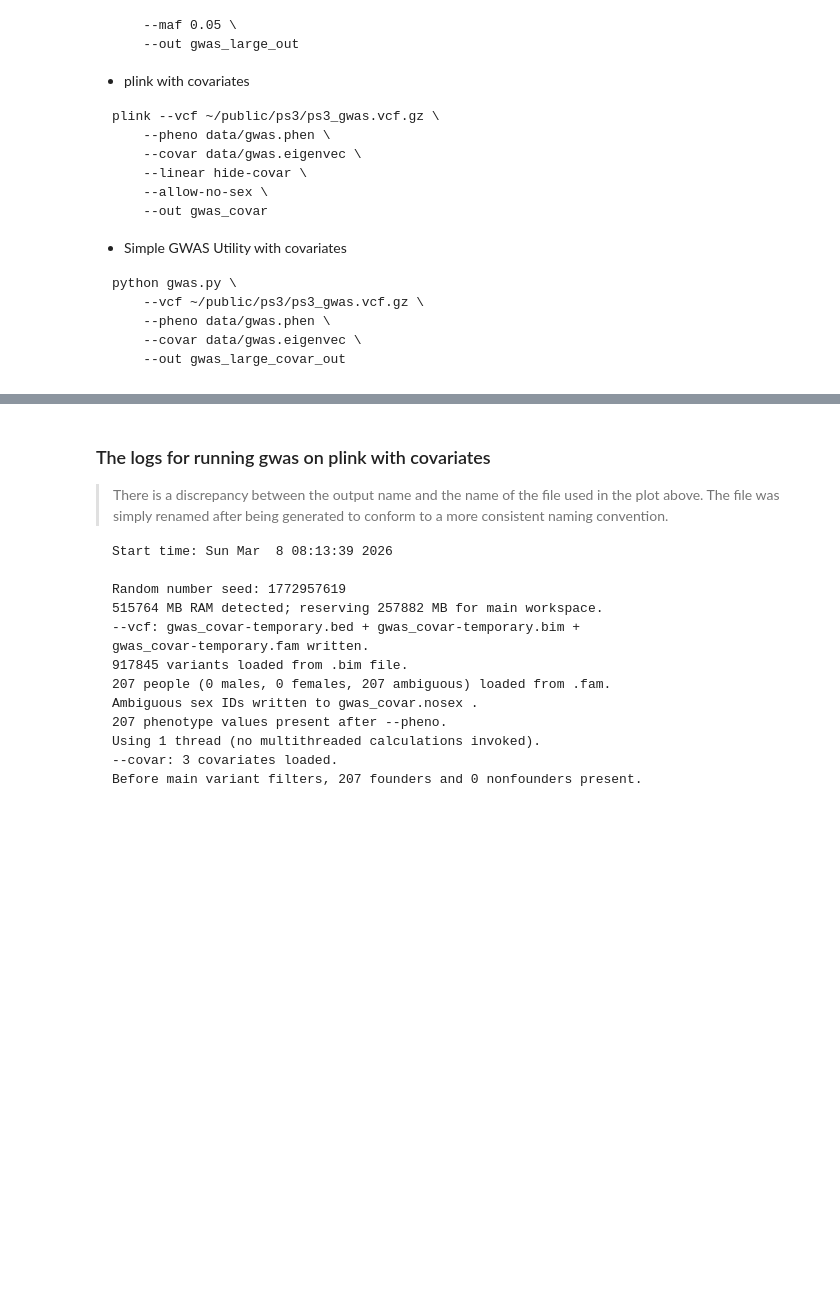
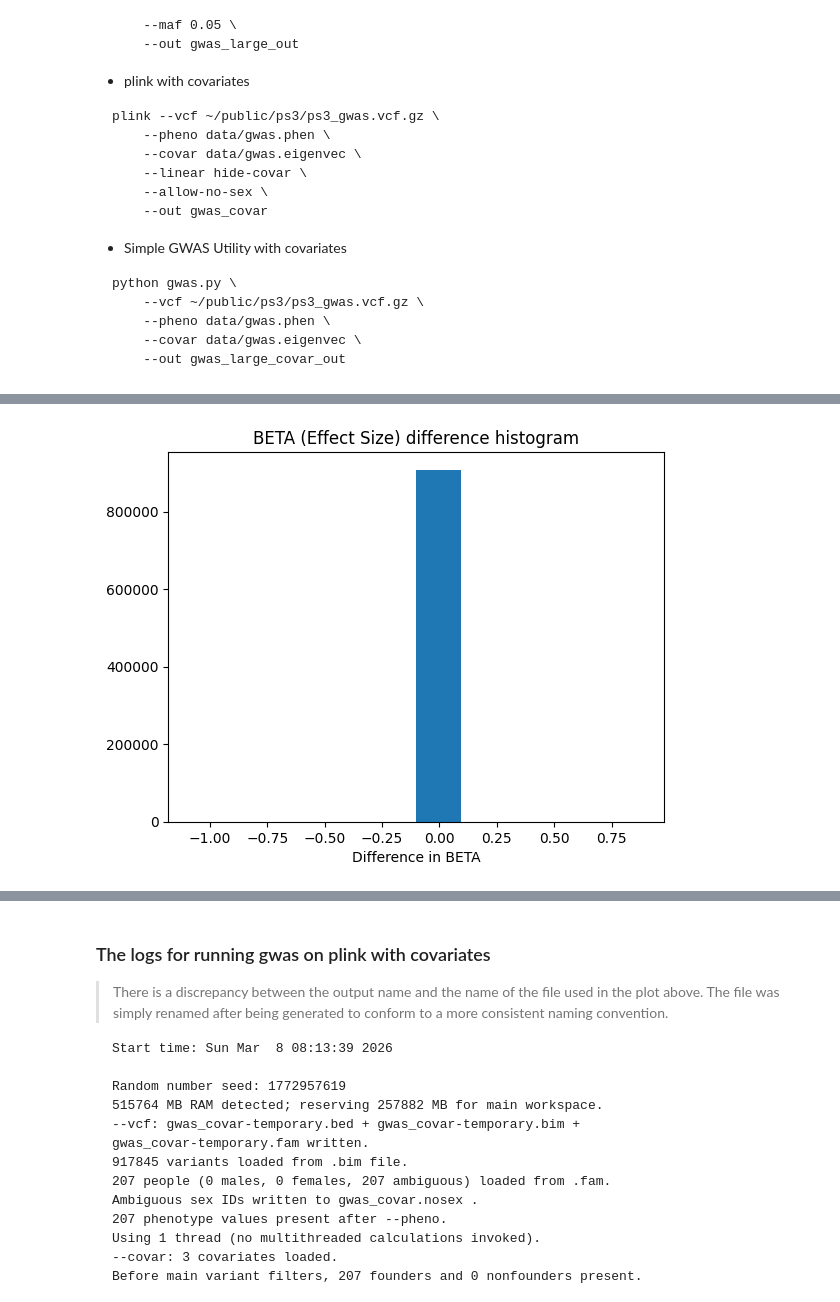
Before and after one commit to philchi/simple-gwas-utility, a Jupyter notebook: evaluation/evaluation.ipynb, the cells around one changed output, grey strips where cells are left out. Cells and saved outputs as stored; diff of their text form; code cells hidden in the pictures; blank space fills up the shorter version.

```diff
--- a/evaluation/evaluation.ipynb
+++ b/evaluation/evaluation.ipynb
@@ -112,0 +154,8 @@ df4.head()
+# %%
+diff = df3["BETA"] - df4["BETA"]
+plt.hist(diff, bins=10)
+plt.xlabel("Difference in BETA")
+plt.title("BETA (Effect Size) difference histogram")
+plt.show()
+# %% [output]
+[figure, added]
```
Also changed, not shown: parts of 10 cells of this notebook, 3 other files.
